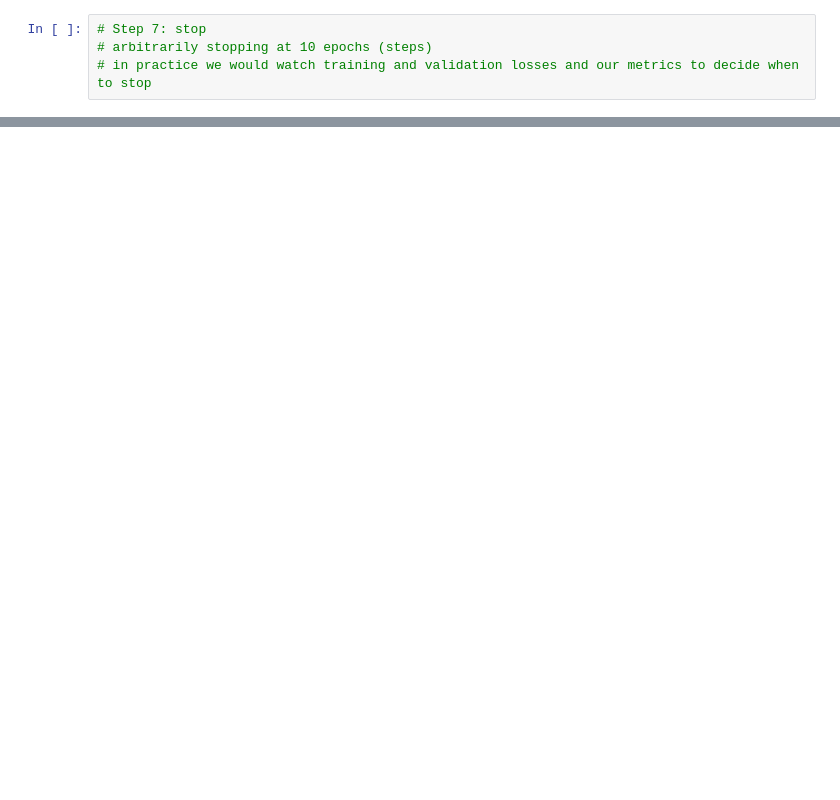
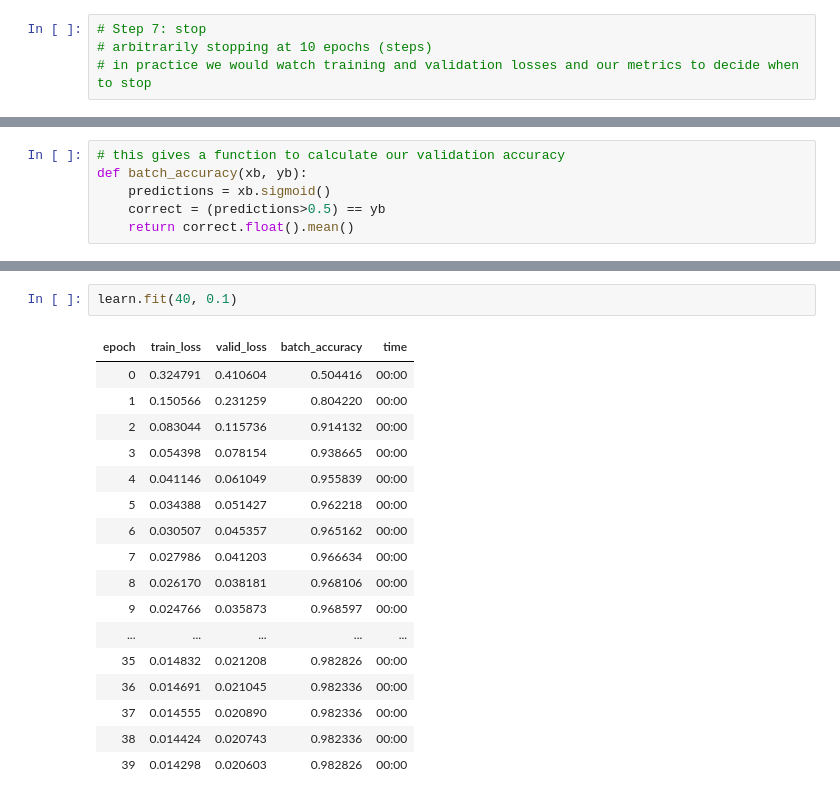
Before and after one commit to andrewjhopkins/fastai, a Jupyter notebook: lesson_3/fastbook-04-mnist-basics.ipynb, the cells around one changed output, grey strips where cells are left out. Cells and saved outputs as stored; diff of their text form; blank space fills up the shorter version.

```diff
--- a/lesson_3/fastbook-04-mnist-basics.ipynb
+++ b/lesson_3/fastbook-04-mnist-basics.ipynb
@@ -482,0 +763,6 @@ plt.tight_layout()
+# %%
+# this gives a function to calculate our validation accuracy
+def batch_accuracy(xb, yb):
+    predictions = xb.sigmoid()
+    correct = (predictions>0.5) == yb
+    return correct.float().mean()
@@ -482,0 +931,20 @@ plt.tight_layout()
+# %%
+learn.fit(40, 0.1)
+# %% [output]
+| epoch | train_loss | valid_loss | batch_accuracy | time |
+| 0 | 0.324791 | 0.410604 | 0.504416 | 00:00 |
+| 1 | 0.150566 | 0.231259 | 0.804220 | 00:00 |
+| 2 | 0.083044 | 0.115736 | 0.914132 | 00:00 |
+| 3 | 0.054398 | 0.078154 | 0.938665 | 00:00 |
+| 4 | 0.041146 | 0.061049 | 0.955839 | 00:00 |
+| 5 | 0.034388 | 0.051427 | 0.962218 | 00:00 |
+| 6 | 0.030507 | 0.045357 | 0.965162 | 00:00 |
+| 7 | 0.027986 | 0.041203 | 0.966634 | 00:00 |
+| 8 | 0.026170 | 0.038181 | 0.968106 | 00:00 |
+| 9 | 0.024766 | 0.035873 | 0.968597 | 00:00 |
+| ... | ... | ... | ... | ... |
+| 35 | 0.014832 | 0.021208 | 0.982826 | 00:00 |
+| 36 | 0.014691 | 0.021045 | 0.982336 | 00:00 |
+| 37 | 0.014555 | 0.020890 | 0.982336 | 00:00 |
+| 38 | 0.014424 | 0.020743 | 0.982336 | 00:00 |
+| 39 | 0.014298 | 0.020603 | 0.982826 | 00:00 |
```
Also changed, not shown: parts of 80 cells of this notebook.
